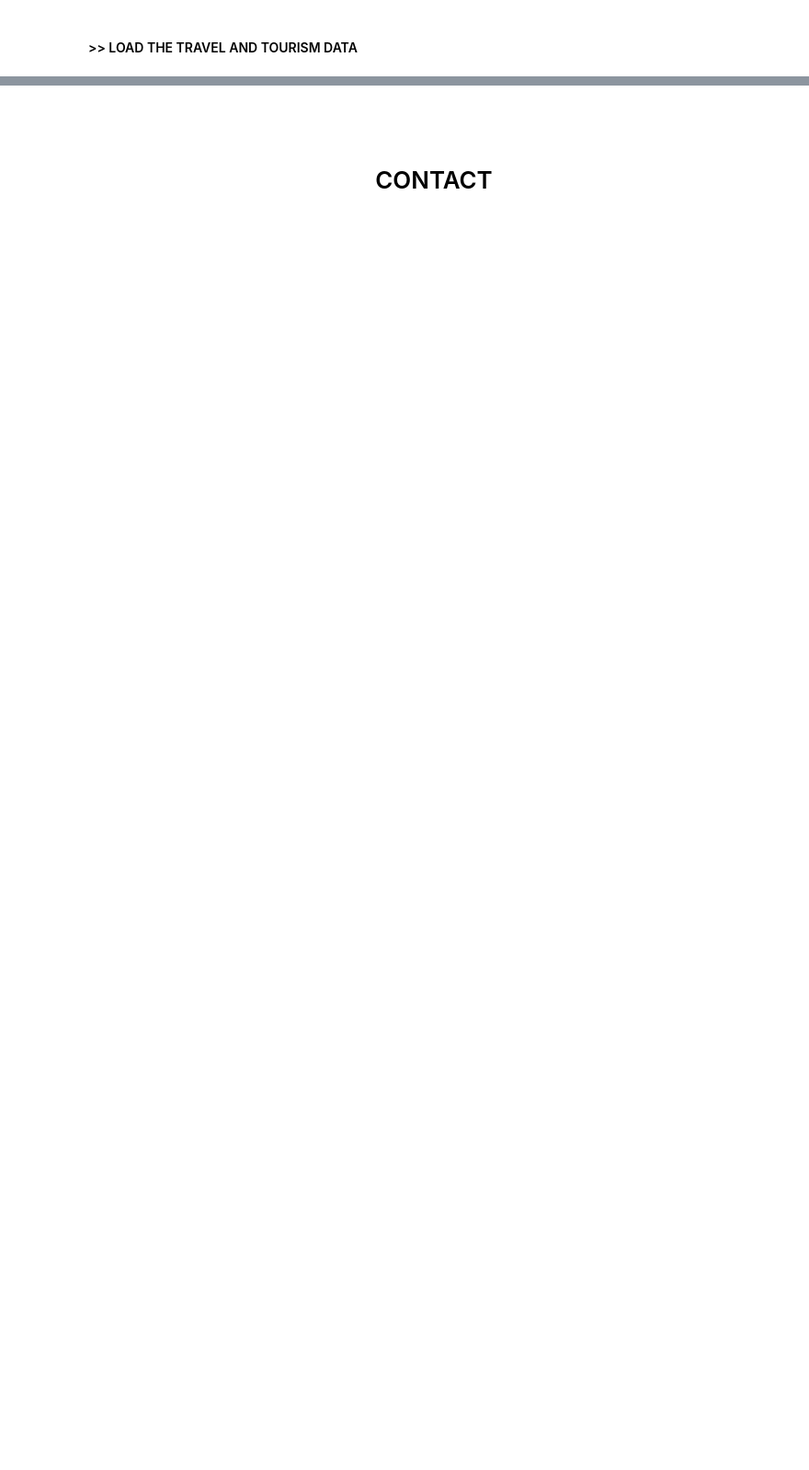
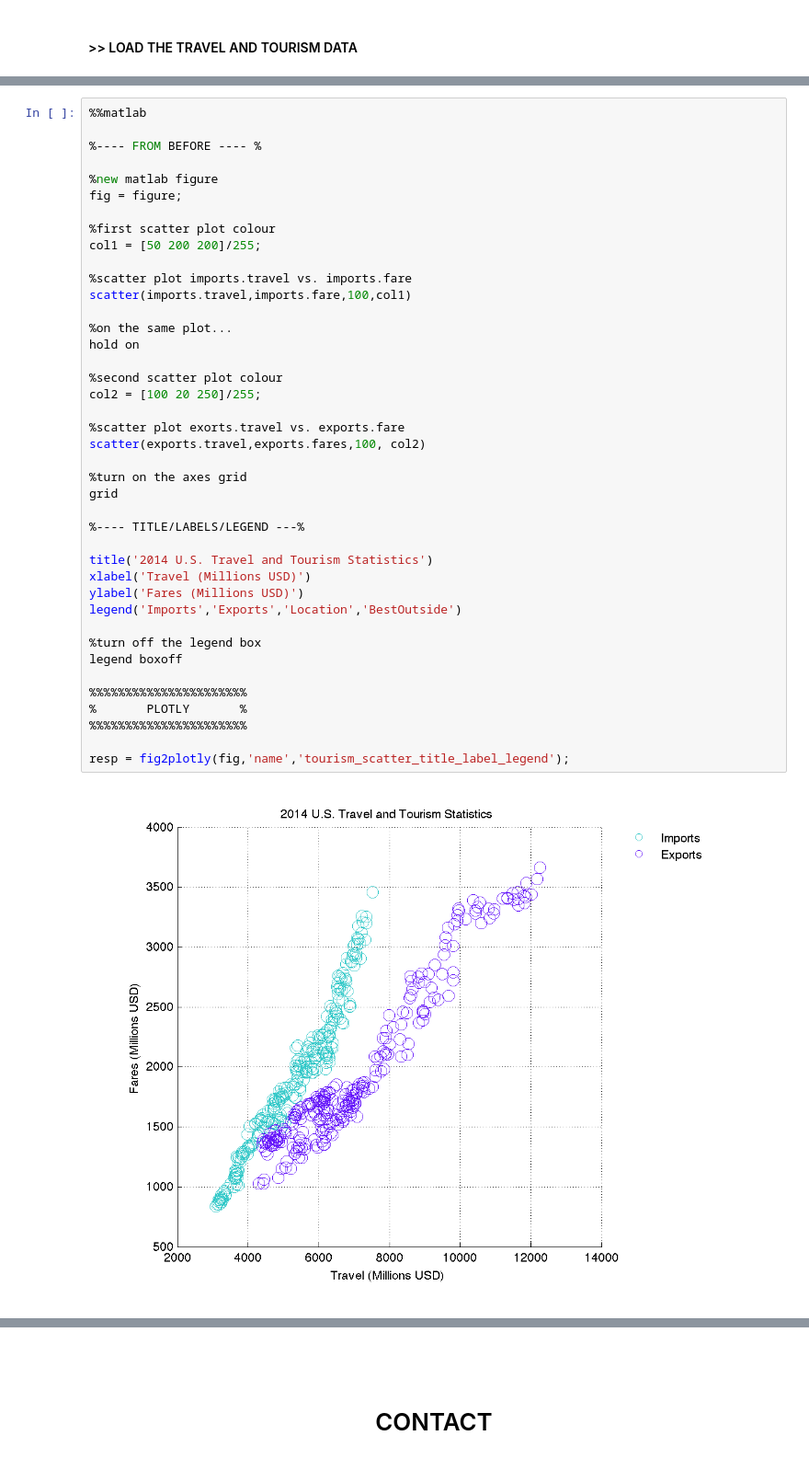
Before and after one commit to icopavan/MATLAB-User-Guide, a Jupyter notebook: 00_Scatter_&_Line_Plots.ipynb, the cells around one changed output, grey strips where cells are left out. Shown: that part at 92% size. Cells and saved outputs as stored; diff of their text form; blank space fills up the shorter version.

```diff
--- a/00_Scatter_&_Line_Plots.ipynb
+++ b/00_Scatter_&_Line_Plots.ipynb
@@ -112,0 +248,43 @@ show_plot('https://plot.ly/~matlab_user_guide/641')
+# %%
+%%matlab
+
+%---- FROM BEFORE ---- %
+
+%new matlab figure
+fig = figure;
+
+%first scatter plot colour
+col1 = [50 200 200]/255;
+
+%scatter plot imports.travel vs. imports.fare
+scatter(imports.travel,imports.fare,100,col1)
+
+%on the same plot...
+hold on
+
+%second scatter plot colour
+col2 = [100 20 250]/255;
+
+%scatter plot exorts.travel vs. exports.fare
+scatter(exports.travel,exports.fares,100, col2)
+
+%turn on the axes grid
+grid
+
+%---- TITLE/LABELS/LEGEND ---%
+
+title('2014 U.S. Travel and Tourism Statistics')
+xlabel('Travel (Millions USD)')
+ylabel('Fares (Millions USD)')
+legend('Imports','Exports','Location','BestOutside')
+
+%turn off the legend box
+legend boxoff
+
+%%%%%%%%%%%%%%%%%%%%%%
+%       PLOTLY       %
+%%%%%%%%%%%%%%%%%%%%%%
+
+resp = fig2plotly(fig,'name','tourism_scatter_title_label_legend');
+# %% [output]
+[figure, added]
```
Also changed, not shown: parts of 65 cells of this notebook.
